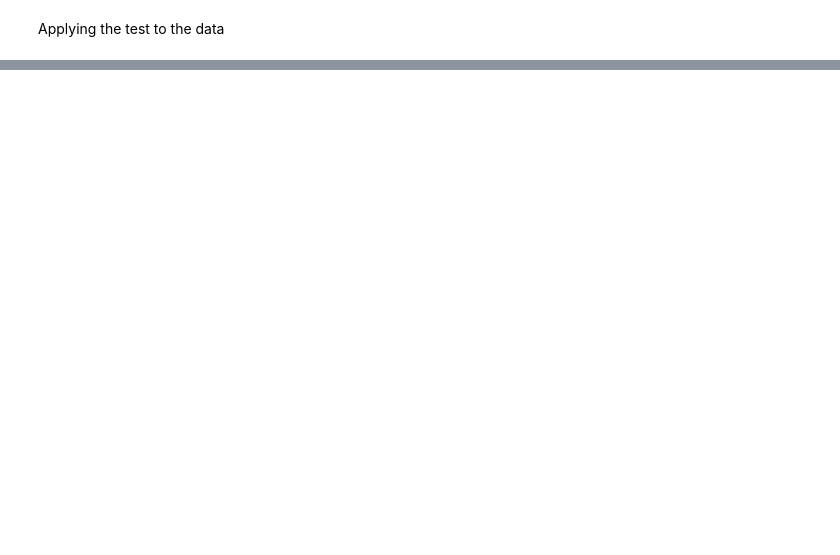
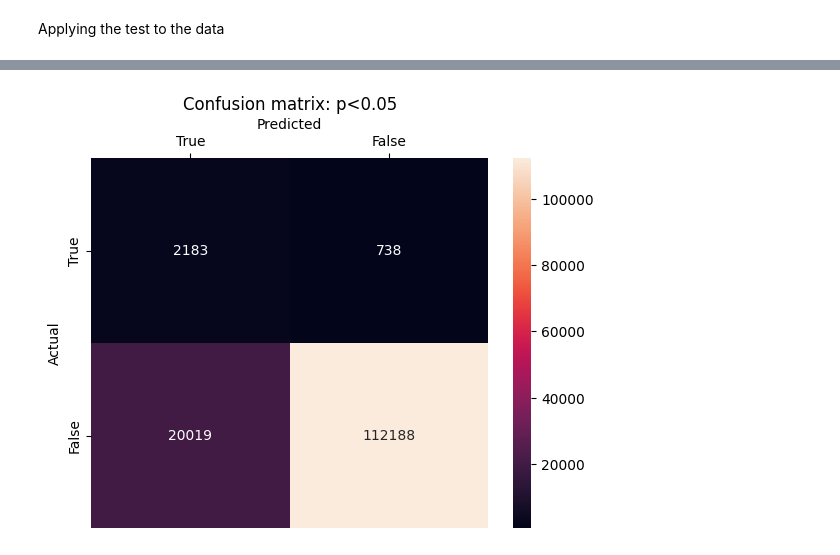
Before and after one commit to streetslab/multimodal-dimelo, a Jupyter notebook: review_prototyping.ipynb, the cells around one changed output, grey strips where cells are left out. Drawn from its saved outputs; the diff is of its cells as text; code cells hidden in the pictures; blank space fills up the shorter version.

```diff
--- a/review_prototyping.ipynb
+++ b/review_prototyping.ipynb
@@ -124,0 +157,10 @@ I checked; estimating background with the median has the exact same peak recover
+# %%
+ctcf_chip_peak_df = pd.read_csv(ctcf_chip_window_assignment_file, sep="\t", header=None, names=["#chrom", "start", "end", "chip_chr", "chip_start", "chip_end"])
+# Turn ChIP peak locations into unique identifiers
+ctcf_chip_peak_df["chip_ids"] = ctcf_chip_peak_df[["chip_chr", "chip_start", "chip_end"]].astype("str").agg(":".join, axis="columns")
+# Drop windows that have no assigned peaks; group peak assignments together for each genomic window
+ctcf_chip_peak_df = ctcf_chip_peak_df[["#chrom", "start", "end", "chip_ids"]].query("chip_ids != '.:-1:-1'").groupby(["#chrom", "start", "end"]).agg({"chip_ids": set}).reset_index()
+
+# TODO: assert that this is the correct number based off of the count from the original ChIP file
+n_chip_hits = ctcf_chip_peak_df["chip_ids"].explode().nunique()
+n_chip_hits
@@ -124,0 +169,12 @@ I checked; estimating background with the median has the exact same peak recover
+# %%
+labeled_stats_df = pd.merge(labeled_stats_df, ctcf_chip_peak_df, how="left", on=["#chrom", "start", "end"])
+# %%
+captured_set = set()
+chip_hits = []
+for chip_id_set in labeled_stats_df["chip_ids"]:
+    if chip_id_set is not np.nan:
+        captured_set = captured_set.union(chip_id_set)
+    chip_hits.append(len(captured_set))
+labeled_stats_df["ChIP Recovery Fraction"] = np.array(chip_hits) / n_chip_hits
+# replace this count with the maximum count observed over all rows with that probability
+labeled_stats_df["ChIP Recovery Fraction"] = labeled_stats_df["prob"].map(labeled_stats_df.groupby("prob").last()["ChIP Recovery Fraction"])
@@ -124,0 +199,5 @@ I checked; estimating background with the median has the exact same peak recover
+# %%
+# TODO: Why does seaborn lineplot take forever to plot these but plotly does it just fine?
+threshold = 0.05
+threshold_row = labeled_stats_df.query(f"prob < {threshold}").iloc[-1]
+threshold_n_hits = threshold_row.name
@@ -124,0 +217,12 @@ I checked; estimating background with the median has the exact same peak recover
+# %%
+cm = np.reshape(threshold_row[["TP", "FN", "FP", "TN"]], (2,2)).astype("int")
+
+ax = sns.heatmap(cm, annot=True, fmt="", xticklabels=["True", "False"], yticklabels=["True", "False"])
+ax.set_xlabel("Predicted")
+ax.set_ylabel("Actual")
+ax.xaxis.tick_top()
+ax.xaxis.set_label_position("top")
+ax.set_title(f"Confusion matrix: p<{threshold}")
+plt.show()
+# %% [output]
+[figure, added]
```
Also changed, not shown: parts of 56 cells of this notebook, 1 other file.
